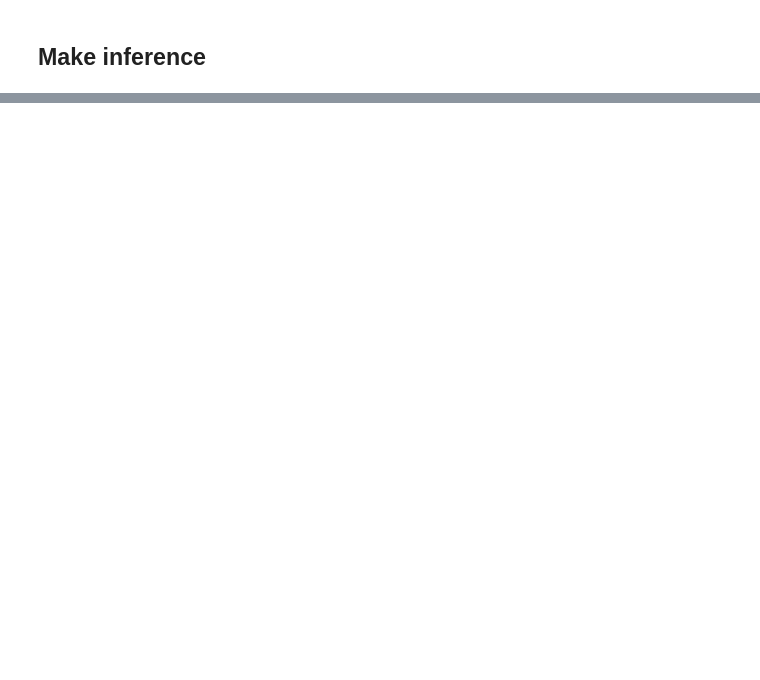
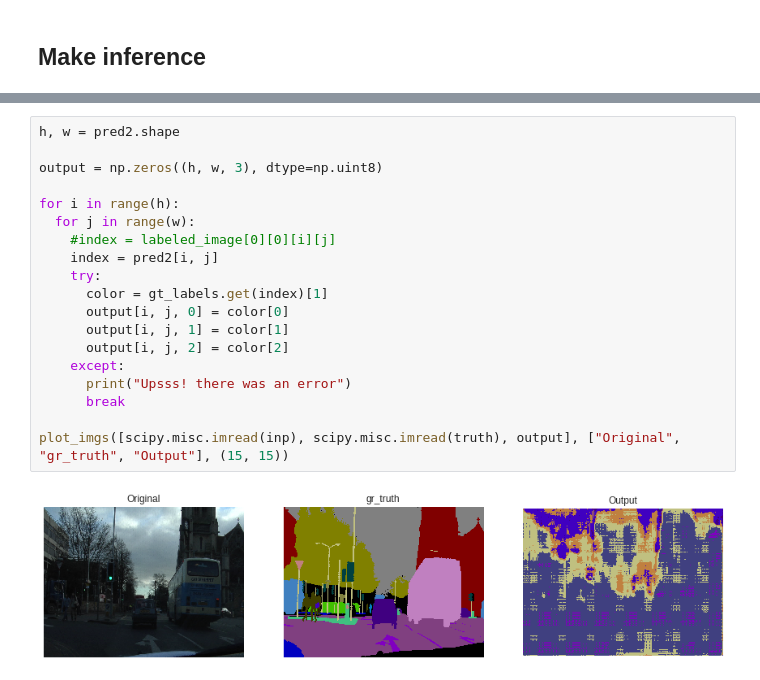
Before and after one commit to betogaona7/FCN, a Jupyter notebook: FCN.ipynb, the cells around one changed output, grey strips where cells are left out. Cells and saved outputs as stored; diff of their text form; blank space fills up the shorter version.

```diff
--- a/FCN.ipynb
+++ b/FCN.ipynb
@@ -447,0 +559,21 @@ plt.show()
+# %%
+h, w = pred2.shape
+
+output = np.zeros((h, w, 3), dtype=np.uint8)
+
+for i in range(h):
+  for j in range(w):
+    #index = labeled_image[0][0][i][j]
+    index = pred2[i, j]
+    try:
+      color = gt_labels.get(index)[1]
+      output[i, j, 0] = color[0]
+      output[i, j, 1] = color[1]
+      output[i, j, 2] = color[2]
+    except:
+      print("Upsss! there was an error")
+      break
+
+plot_imgs([scipy.misc.imread(inp), scipy.misc.imread(truth), output], ["Original", "gr_truth", "Output"], (15, 15))
+# %% [output]
+[figure, added]
```
Also changed, not shown: parts of 15 cells of this notebook.
